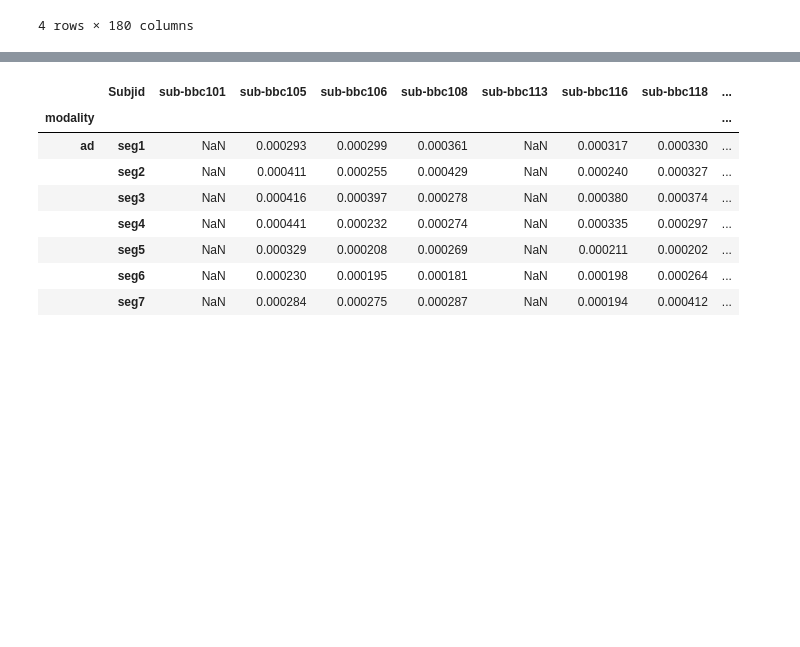
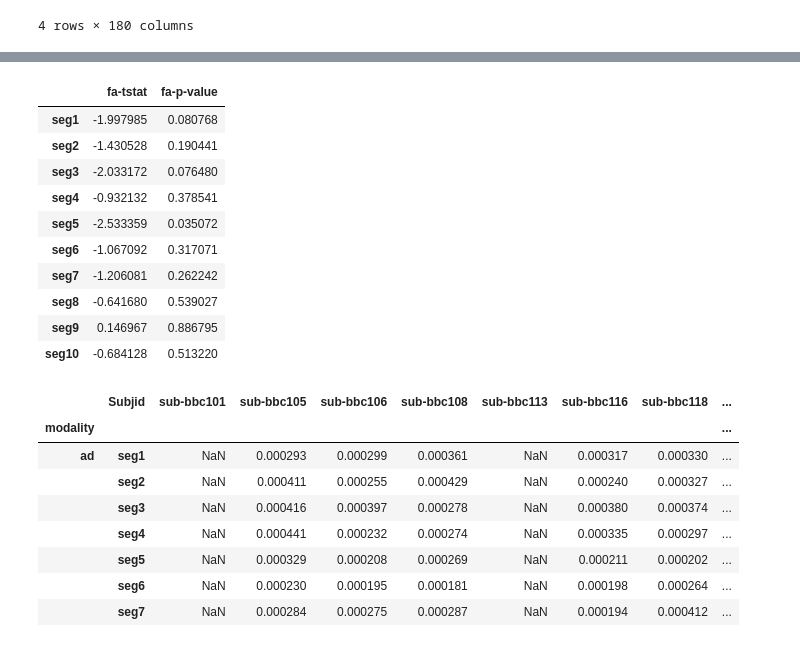
Before and after one commit to mrjeffstevenson3/mmimproc, a Jupyter notebook: ipn/CSP_channel_segment_stats.ipynb, the cells around one changed output, grey strips where cells are left out. Saved outputs shown, nothing was run; the diff lists cells and outputs as text; code cells hidden in the pictures; blank space fills up the shorter version.

```diff
--- a/ipn/CSP_channel_segment_stats.ipynb
+++ b/ipn/CSP_channel_segment_stats.ipynb
@@ -112,3 +149,19 @@ lcsp_fa[['209-101', '211-105', '208-106', '202-106', '249-113', '241-116', '243-
+# %%
+lcsp_fa_sub_stats = lcsp_fa_sub['fa'].apply(ss.ttest_1samp, axis=0, args=(0.0,)).apply(pd.Series)
+lcsp_fa_sub_stats.columns = ['fa-tstat', 'fa-p-value']
+lcsp_fa_sub_stats
+# %% [output]
+|  | fa-tstat | fa-p-value |
+| seg1 | -1.997985 | 0.080768 |
+| seg2 | -1.430528 | 0.190441 |
+| seg3 | -2.033172 | 0.076480 |
+| seg4 | -0.932132 | 0.378541 |
+| seg5 | -2.533359 | 0.035072 |
+| seg6 | -1.067092 | 0.317071 |
+| seg7 | -1.206081 | 0.262242 |
+| seg8 | -0.641680 | 0.539027 |
+| seg9 | 0.146967 | 0.886795 |
+| seg10 | -0.684128 | 0.513220 |
 # %%
 lcsp_data = lcsp_data.stack(0)
 lcsp_data.head(7)
```
Also changed, not shown: parts of 5 cells of this notebook, 3 other files.
